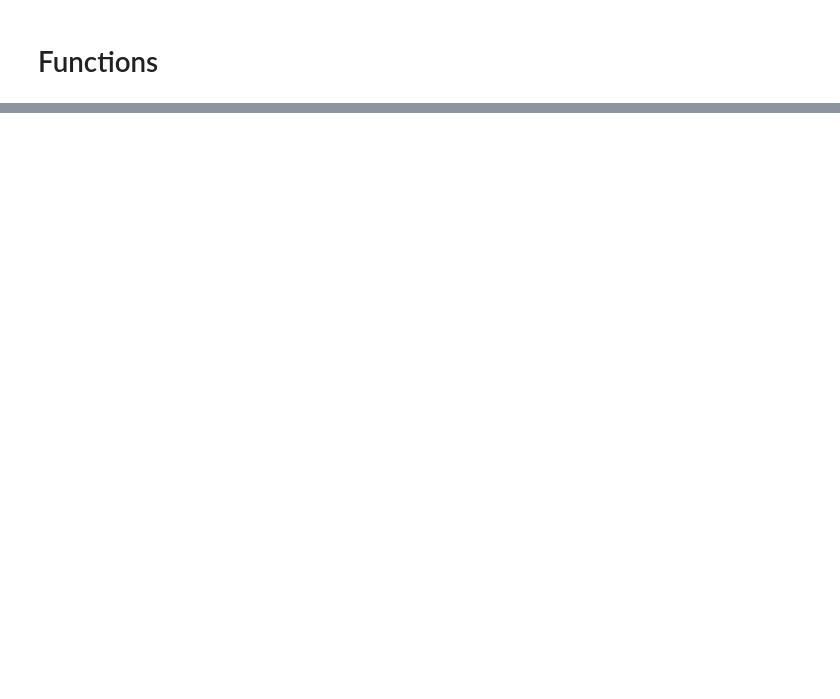
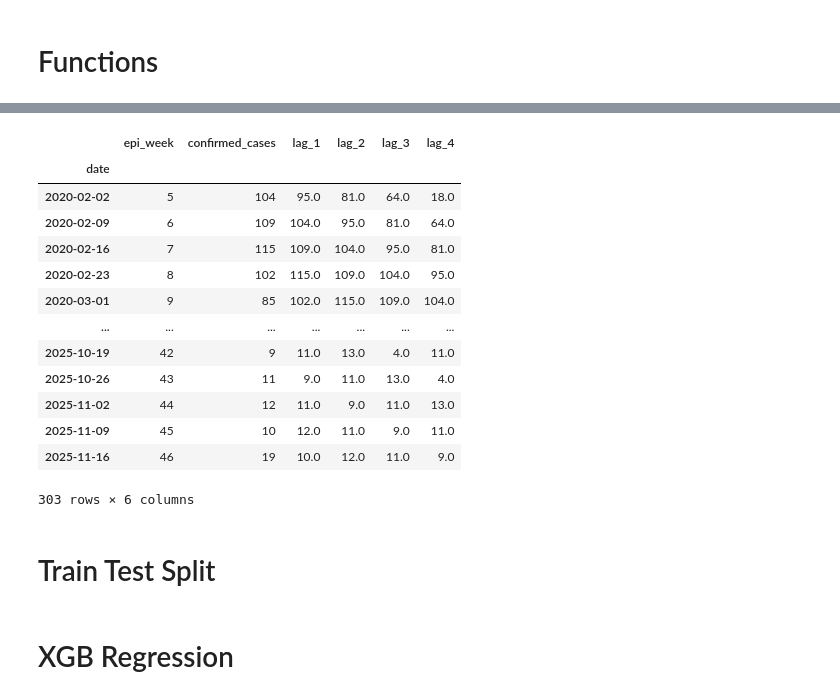
Before and after one commit to EmmanuelNiyi/Data-Driven-Surveillance-Lassa-Fever-Forecasting-for-Public-Health-Action, a Jupyter notebook: 5-machine-learnig-models.ipynb, the cells around one changed output, grey strips where cells are left out. Saved outputs shown, nothing was run; the diff lists cells and outputs as text; code cells hidden in the pictures; blank space fills up the shorter version.

Commit message:
Kaggle Notebook | 5. Machine Learnig Models | Version 2

```diff
--- a/5-machine-learnig-models.ipynb
+++ b/5-machine-learnig-models.ipynb
@@ -62,0 +73,13 @@ metrics_table = pd.read_csv('/kaggle/input/4-classical-models/metrics_table.csv'
+# %%
+# read data into a dataframe
+df = pd.read_csv('/kaggle/input/ncdc-lassa-fever-timeseries-20202025/lassa_fever_timeseries_minimal.csv')
+
+# construct series dataframe
+ts_data = df[['week_end_date', 'epi_week', 'confirmed_cases']].copy()
+ts_data.columns = ['date', 'epi_week', 'confirmed_cases']
+
+# Ensure datetime index
+ts_data['date'] = pd.to_datetime(ts_data['date'])
+ts_data = ts_data.set_index('date')
+ts_data = ts_data.asfreq('W') # set frequency to weekly
+ts_data
@@ -62,0 +129,28 @@ metrics_table = pd.read_csv('/kaggle/input/4-classical-models/metrics_table.csv'
+# %%
+# create time lags
+ts_data['lag_1'] = ts_data['confirmed_cases'].shift(1)
+ts_data['lag_2'] = ts_data['confirmed_cases'].shift(2)
+ts_data['lag_3'] = ts_data['confirmed_cases'].shift(3)
+ts_data['lag_4'] = ts_data['confirmed_cases'].shift(4)
+# %%
+# drop missing rows
+ts_data = ts_data.dropna()
+# %%
+ts_data
+# %% [output]
+|  | epi_week | confirmed_cases | lag_1 | lag_2 | lag_3 | lag_4 |
+| date |  |  |  |  |  |  |
+| 2020-02-02 | 5 | 104 | 95.0 | 81.0 | 64.0 | 18.0 |
+| 2020-02-09 | 6 | 109 | 104.0 | 95.0 | 81.0 | 64.0 |
+| 2020-02-16 | 7 | 115 | 109.0 | 104.0 | 95.0 | 81.0 |
+| 2020-02-23 | 8 | 102 | 115.0 | 109.0 | 104.0 | 95.0 |
+| 2020-03-01 | 9 | 85 | 102.0 | 115.0 | 109.0 | 104.0 |
+| ... | ... | ... | ... | ... | ... | ... |
+| 2025-10-19 | 42 | 9 | 11.0 | 13.0 | 4.0 | 11.0 |
+| 2025-10-26 | 43 | 11 | 9.0 | 11.0 | 13.0 | 4.0 |
+| 2025-11-02 | 44 | 12 | 11.0 | 9.0 | 11.0 | 13.0 |
+| 2025-11-09 | 45 | 10 | 12.0 | 11.0 | 9.0 | 11.0 |
+| 2025-11-16 | 46 | 19 | 10.0 | 12.0 | 11.0 | 9.0 |
+303 rows × 6 columns
+# %% [markdown]
+# Train Test Split
@@ -62,0 +161,2 @@ metrics_table = pd.read_csv('/kaggle/input/4-classical-models/metrics_table.csv'
+# %% [markdown]
+# XGB Regression
```
Also changed, not shown: parts of 10 cells of this notebook.
